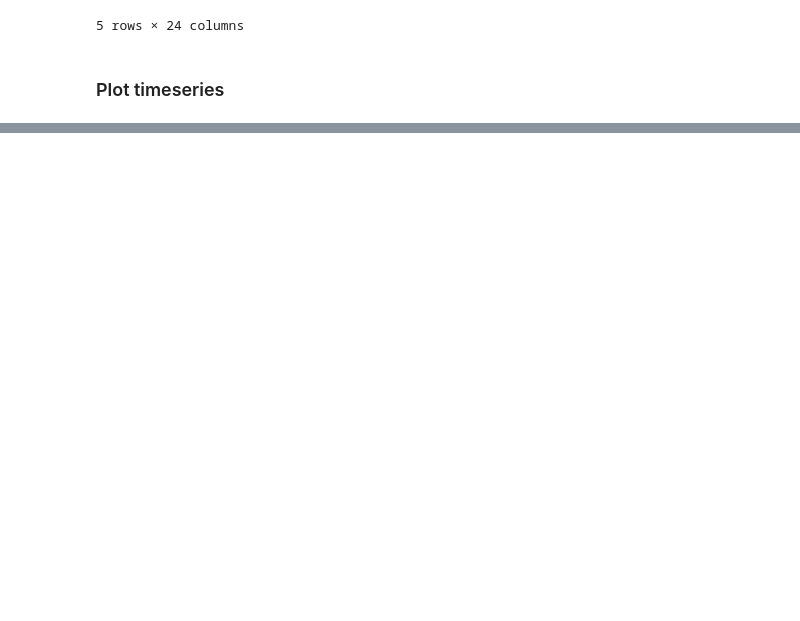
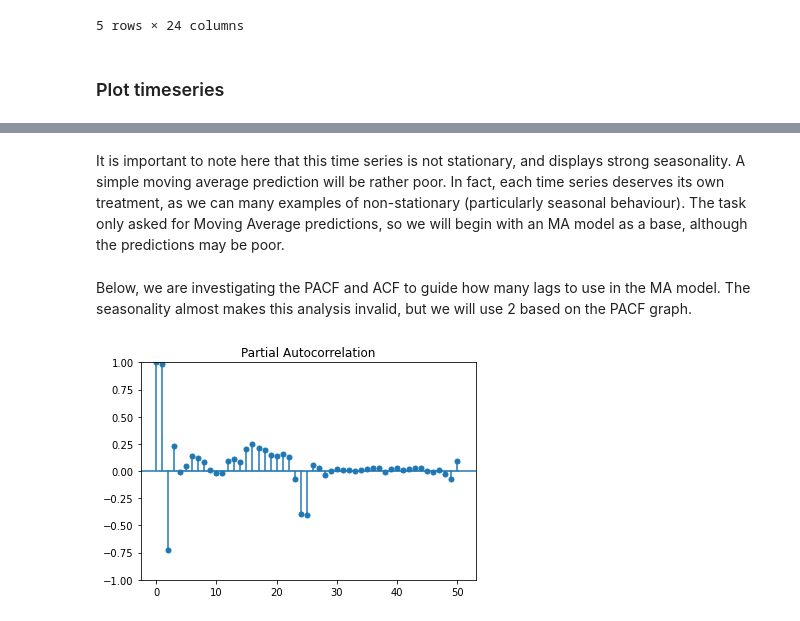
Before and after one commit to smacintyreR/sie-2021, a Jupyter notebook: siemens-ds-coding-test/SE - Task 1 - Code.ipynb, the cells around one changed output, grey strips where cells are left out. Cells and saved outputs as stored; diff of their text form; code cells hidden in the pictures; blank space fills up the shorter version.

```diff
--- a/siemens-ds-coding-test/SE - Task 1 - Code.ipynb
+++ b/siemens-ds-coding-test/SE - Task 1 - Code.ipynb
@@ -176,0 +276,9 @@ ValueError: time-weighted interpolation only works on Series or DataFrames with
+# %% [markdown]
+It is important to note here that this time series is not stationary, and displays strong seasonality. A simple moving average prediction will be rather poor. In fact, each time series deserves its own treatment, as we can many examples of non-stationary (particularly seasonal behaviour). The task only asked for Moving Average predictions, so we will begin with an MA model as a base, although the predictions may be poor.
+# %% [markdown]
+Below, we are investigating the PACF and ACF to guide how many lags to use in the MA model. The seasonality almost makes this analysis invalid, but we will use 2 based on the PACF graph.
+# %%
+plot_pacf(df_single, lags = 50)
+plt.show()
+# %% [output]
+[figure, added]
```
Also changed, not shown: parts of 24 cells of this notebook.
